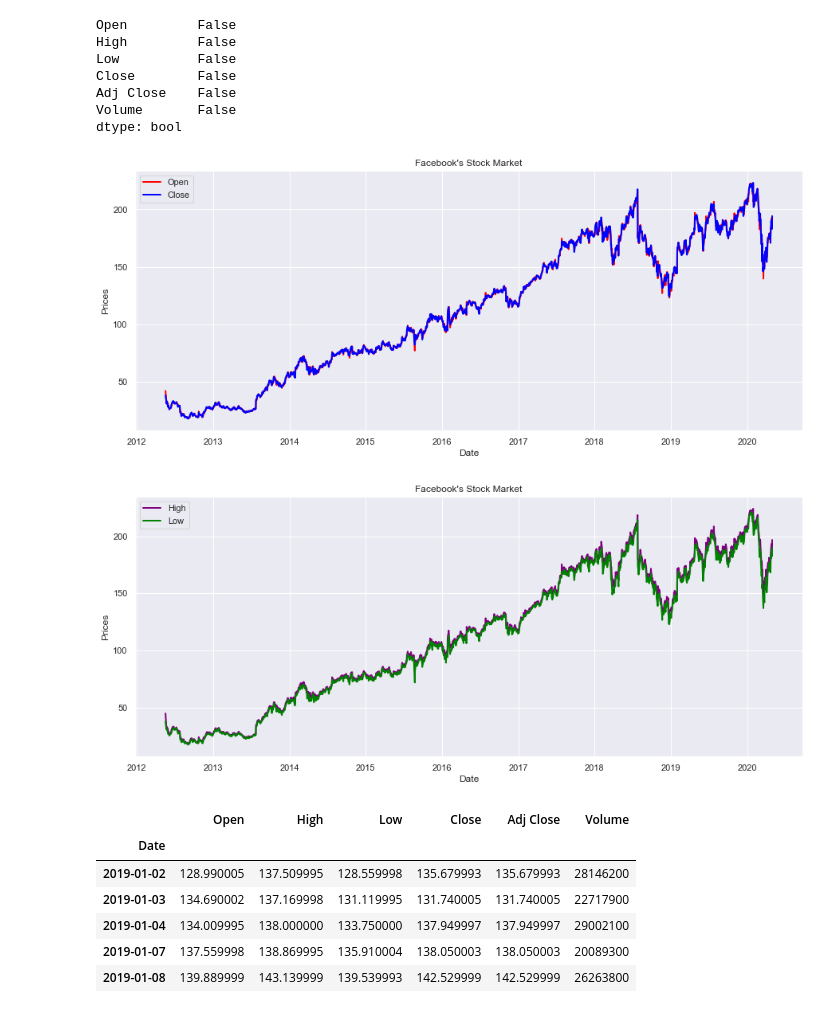
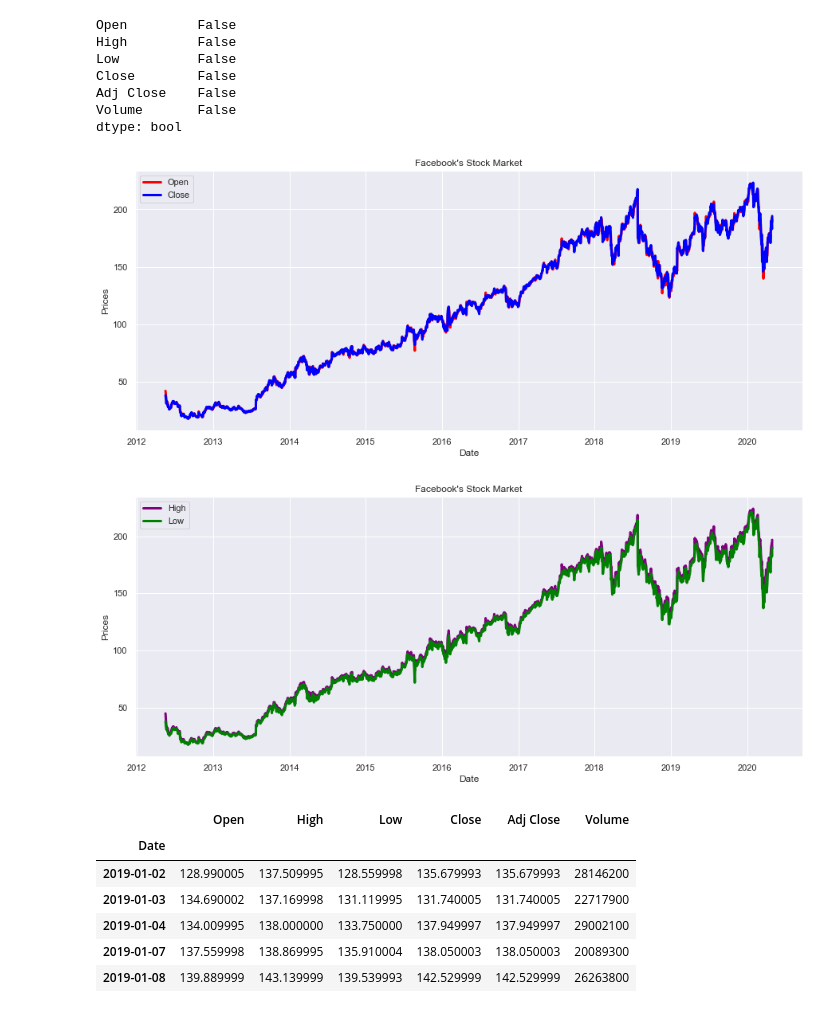
Before and after one commit to rooneyrulz/facebook_stock_prediction, a Jupyter notebook: Prediction.ipynb, the cells around one changed output. Saved outputs shown, nothing was run; the diff lists cells and outputs as text; code cells hidden in the pictures.

```diff
--- a/Prediction.ipynb
+++ b/Prediction.ipynb
@@ -38,19 +38,19 @@ dtype: bool
 # %%
 # Visualizing The Data
 sns.set(style='darkgrid')
 plt.figure(figsize=(15, 6))
 
 plt.title("Facebook's Stock Market")
 plt.xlabel('Date')
 plt.ylabel('Prices')
 
-plt.plot(data['Open'], label='Open', linewidth=2, color='red')
-plt.plot(data['Close'], label='Close', linewidth=2, color='blue')
+plt.plot(data['Open'], label='Open', linewidth=3, color='red')
+plt.plot(data['Close'], label='Close', linewidth=3, color='blue')
 
 plt.legend()
 plt.show()
 # %% [output]
-[figure, old version]
+[figure, new version]
 # %%
 # Visualizing The Data
 sns.set(style='darkgrid')
@@ -60,13 +60,13 @@ plt.title("Facebook's Stock Market")
 plt.xlabel('Date')
 plt.ylabel('Prices')
 
-plt.plot(data['High'], label='High', linewidth=2, color='purple')
-plt.plot(data['Low'], label='Low', linewidth=2, color='green')
+plt.plot(data['High'], label='High', linewidth=3, color='purple')
+plt.plot(data['Low'], label='Low', linewidth=3, color='green')
 
 plt.legend()
 plt.show()
 # %% [output]
-[figure, old version]
+[figure, new version]
 # %%
 # Splitting The Data Into Training, Testing Data
 training_data = data[data.index < '2019-01-01']
```
Also changed, not shown: parts of 11 cells of this notebook, 3 other files.
